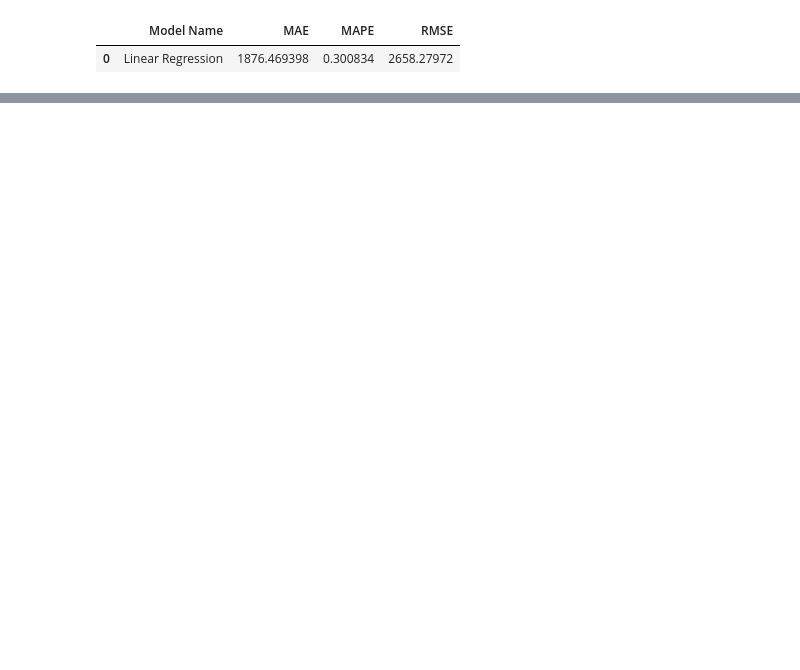
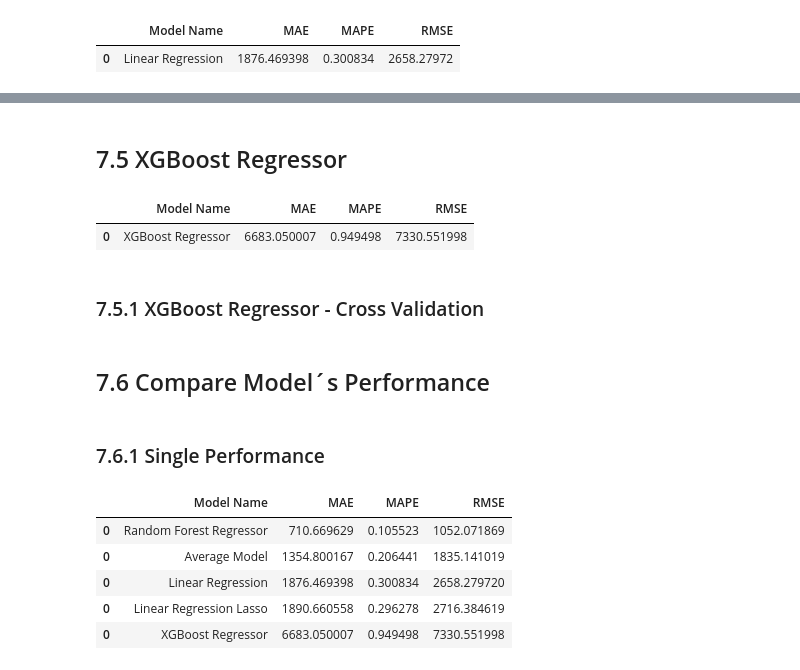
Before and after one commit to jacquelineguilhen/DsEmPoducao, a Jupyter notebook: m07_v01_store_prediction.ipynb, the cells around one changed output, grey strips where cells are left out. Cells and saved outputs as stored; diff of their text form; code cells hidden in the pictures; blank space fills up the shorter version.

Commit message:
Update m07_v01_store_prediction.ipynb
Compracao entre os modelos com os kfolders

```diff
--- a/m07_v01_store_prediction.ipynb
+++ b/m07_v01_store_prediction.ipynb
@@ -1151,0 +1265,10 @@ lrr_result
+# %%
+# model
+rf = RandomForestRegressor ( n_estimators = 100, n_jobs = -1 , random_state = 42 ).fit ( x_train, Y_train)
+
+#prediciotion
+yhat_rf= rf.predict ( x_test )
+
+##performance
+rf_result = ml_error('Random Forest Regressor ', np.expm1( Y_test ), np.expm1( yhat_rf  ) )
+rf_result
@@ -1151,0 +1295,22 @@ lrr_result
+# %% [markdown]
+## 7.5 XGBoost Regressor
+# %%
+## model
+model_xgb  = xgb.XGBRegressor  (objective = 'reg:squarederror',
+                                n_estimators = 100,
+                                eta = 0.01 ,
+                                subsample = 0.7,
+                                max_depth = 10,
+                                colsample_bytree = 0.9).fit ( x_train, Y_train)
+
+#prediciotion
+yhat_xgb= model_xgb.predict ( x_test )
+
+##performance
+xgb_result = ml_error('XGBoost Regressor ', np.expm1( Y_test ), np.expm1( yhat_xgb  ) )
+xgb_result
+# %% [output]
+|  | Model Name | MAE | MAPE | RMSE |
+| 0 | XGBoost Regressor | 6683.050007 | 0.949498 | 7330.551998 |
+# %% [markdown]
+### 7.5.1  XGBoost Regressor - Cross Validation
@@ -1151,0 +1321,14 @@ lrr_result
+# %% [markdown]
+## 7.6 Compare Model´s Performance
+# %% [markdown]
+### 7.6.1 Single Performance
+# %%
+modelling_result = pd.concat([ baseline_result, lr_result ,lrr_result , rf_result , xgb_result ])
+modelling_result.sort_values ('RMSE')
+# %% [output]
+|  | Model Name | MAE | MAPE | RMSE |
+| 0 | Random Forest Regressor | 710.669629 | 0.105523 | 1052.071869 |
+| 0 | Average Model | 1354.800167 | 0.206441 | 1835.141019 |
+| 0 | Linear Regression | 1876.469398 | 0.300834 | 2658.279720 |
+| 0 | Linear Regression Lasso | 1890.660558 | 0.296278 | 2716.384619 |
+| 0 | XGBoost Regressor | 6683.050007 | 0.949498 | 7330.551998 |
```
Also changed, not shown: parts of 40 cells of this notebook.
